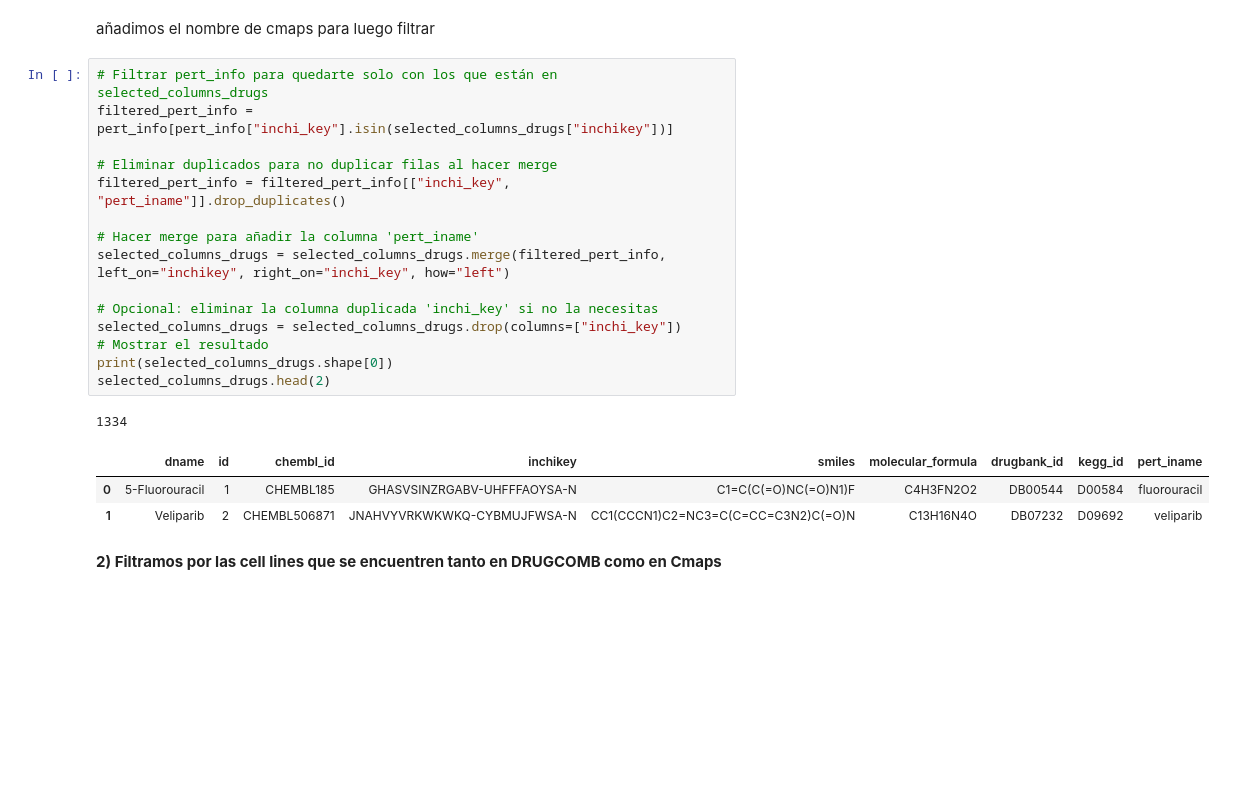
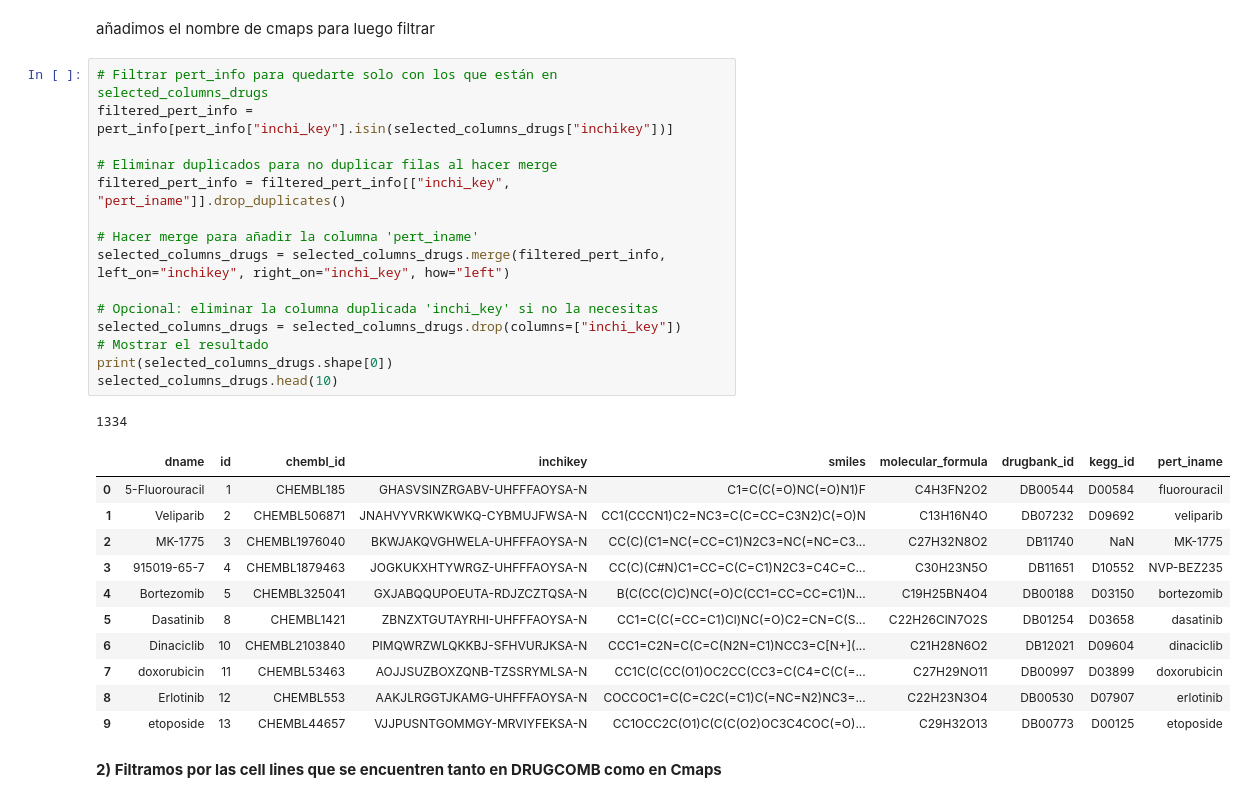
Before and after one commit to sofiaferben/TFM_old, a Jupyter notebook: codigo/20250326_drugcomb_cmap.ipynb, the cells around one changed output. Saved outputs shown, nothing was run; the diff lists cells and outputs as text; blank space fills up the shorter version.

```diff
--- a/codigo/20250326_drugcomb_cmap.ipynb
+++ b/codigo/20250326_drugcomb_cmap.ipynb
@@ -111,23 +130,31 @@ añadimos el nombre de cmaps para luego filtrar
 # %%
 # Filtrar pert_info para quedarte solo con los que están en selected_columns_drugs
 filtered_pert_info = pert_info[pert_info["inchi_key"].isin(selected_columns_drugs["inchikey"])]
 
 # Eliminar duplicados para no duplicar filas al hacer merge
 filtered_pert_info = filtered_pert_info[["inchi_key", "pert_iname"]].drop_duplicates()
 
 # Hacer merge para añadir la columna 'pert_iname'
 selected_columns_drugs = selected_columns_drugs.merge(filtered_pert_info, left_on="inchikey", right_on="inchi_key", how="left")
 
 # Opcional: eliminar la columna duplicada 'inchi_key' si no la necesitas
 selected_columns_drugs = selected_columns_drugs.drop(columns=["inchi_key"])
 # Mostrar el resultado
 print(selected_columns_drugs.shape[0])
-selected_columns_drugs.head(2)
+selected_columns_drugs.head(10)
 # %% [output]
 1334
 |  | dname | id | chembl_id | inchikey | smiles | molecular_formula | drugbank_id | kegg_id | pert_iname |
 | 0 | 5-Fluorouracil | 1 | CHEMBL185 | GHASVSINZRGABV-UHFFFAOYSA-N | C1=C(C(=O)NC(=O)N1)F | C4H3FN2O2 | DB00544 | D00584 | fluorouracil |
 | 1 | Veliparib | 2 | CHEMBL506871 | JNAHVYVRKWKWKQ-CYBMUJFWSA-N | CC1(CCCN1)C2=NC3=C(C=CC=C3N2)C(=O)N | C13H16N4O | DB07232 | D09692 | veliparib |
+| 2 | MK-1775 | 3 | CHEMBL1976040 | BKWJAKQVGHWELA-UHFFFAOYSA-N | CC(C)(C1=NC(=CC=C1)N2C3=NC(=NC=C3... | C27H32N8O2 | DB11740 | NaN | MK-1775 |
+| 3 | 915019-65-7 | 4 | CHEMBL1879463 | JOGKUKXHTYWRGZ-UHFFFAOYSA-N | CC(C)(C#N)C1=CC=C(C=C1)N2C3=C4C=C... | C30H23N5O | DB11651 | D10552 | NVP-BEZ235 |
+| 4 | Bortezomib | 5 | CHEMBL325041 | GXJABQQUPOEUTA-RDJZCZTQSA-N | B(C(CC(C)C)NC(=O)C(CC1=CC=CC=C1)N... | C19H25BN4O4 | DB00188 | D03150 | bortezomib |
+| 5 | Dasatinib | 8 | CHEMBL1421 | ZBNZXTGUTAYRHI-UHFFFAOYSA-N | CC1=C(C(=CC=C1)Cl)NC(=O)C2=CN=C(S... | C22H26ClN7O2S | DB01254 | D03658 | dasatinib |
+| 6 | Dinaciclib | 10 | CHEMBL2103840 | PIMQWRZWLQKKBJ-SFHVURJKSA-N | CCC1=C2N=C(C=C(N2N=C1)NCC3=C[N+](... | C21H28N6O2 | DB12021 | D09604 | dinaciclib |
+| 7 | doxorubicin | 11 | CHEMBL53463 | AOJJSUZBOXZQNB-TZSSRYMLSA-N | CC1C(C(CC(O1)OC2CC(CC3=C(C4=C(C(=... | C27H29NO11 | DB00997 | D03899 | doxorubicin |
+| 8 | Erlotinib | 12 | CHEMBL553 | AAKJLRGGTJKAMG-UHFFFAOYSA-N | COCCOC1=C(C=C2C(=C1)C(=NC=N2)NC3=... | C22H23N3O4 | DB00530 | D07907 | erlotinib |
+| 9 | etoposide | 13 | CHEMBL44657 | VJJPUSNTGOMMGY-MRVIYFEKSA-N | CC1OCC2C(O1)C(C(C(O2)OC3C4COC(=O)... | C29H32O13 | DB00773 | D00125 | etoposide |
 # %% [markdown]
 **2) Filtramos por las cell lines que se encuentren tanto en DRUGCOMB como en Cmaps**
 # %%
```
Also changed, not shown: parts of 3 cells of this notebook, 1 other file.
